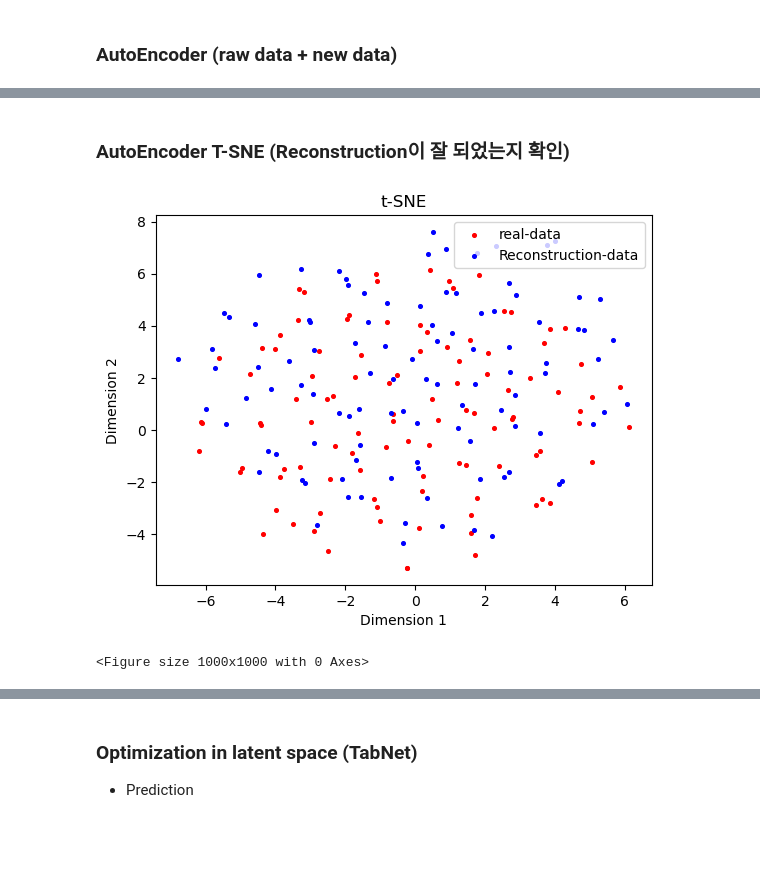
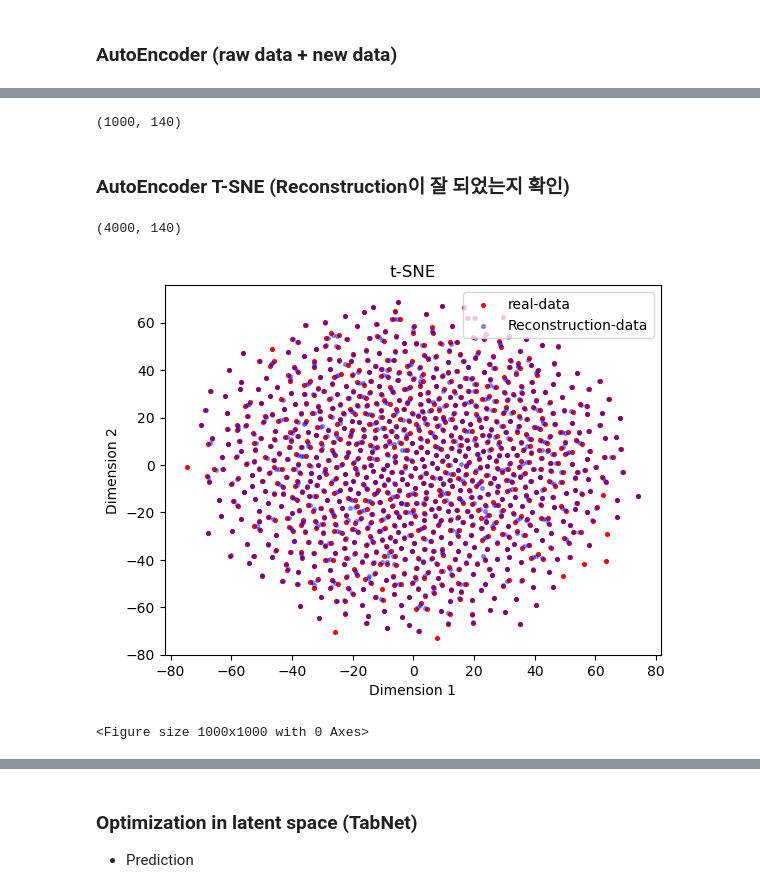
Before and after one commit to addb-swstarlab/DATATune, a Jupyter notebook: TADA.ipynb, the cells around one changed output, grey strips where cells are left out. Drawn from its saved outputs; the diff is of its cells as text; code cells hidden in the pictures; blank space fills up the shorter version.

Commit message:
modify models

```diff
--- a/TADA.ipynb
+++ b/TADA.ipynb
@@ -565,3 +435,29 @@ testloader = torch.utils.data.DataLoader(dataset_te, batch_size=128, shuffle=Tru
+# %%
+
+from sklearn.preprocessing import MinMaxScaler,StandardScaler
+from sklearn.model_selection import train_test_split
+import torch
+from torch.utils.data import  TensorDataset, DataLoader
+
+scaler_conf = MinMaxScaler()
+scaler_tps = MinMaxScaler()
+scaler_lat = MinMaxScaler()
+
+scaled_samples = scaler_conf.fit_transform(new_Samples)
+# tps , latency 따로 scaling
+scaled_new_metrics_re_tps = scaler_tps.fit_transform(new_metrics_re['tps'].values.reshape(-1, 1))
+scaled_new_metrics_re_lat = scaler_lat.fit_transform(new_metrics_re['latency'].values.reshape(-1, 1))
+
+scaled_new_Samples = np.concatenate([scaled_samples,scaled_new_metrics_re_tps,scaled_new_metrics_re_lat], axis = 1)
+
+# tps , Latency 따로 sclaling하고 합친거
+X_train, X_test = train_test_split(scaled_new_Samples, test_size=0.2, shuffle=True)
+
+dataset_tr = TensorDataset(torch.tensor(X_train))
+dataset_te = TensorDataset(torch.tensor(X_test))
+
+trainloader = torch.utils.data.DataLoader(dataset_tr, batch_size=256, shuffle=True)
+testloader = torch.utils.data.DataLoader(dataset_te, batch_size=256, shuffle=True)
 # %%
 ### 원본
 
@@ -603,14 +550,14 @@ model = Autoencoder().to(device)
 
 
 critertion = nn.MSELoss()
-optimizer = optim.Adam(model.parameters(), lr=0.001)
+optimizer = optim.AdamW(model.parameters(), lr=0.001)
 #lr=1e-4
 # device = torch.device('cuda:0' if torch.cuda.is_available() else 'cpu')
 trainloss = []
 validationloss = []
 epoch_list = []
 
-for epoch in range(10000):
+for epoch in range(20000):
   running_loss = 0
   model.train()
 
@@ -666,5 +617,20 @@ for epoch in range(10000):
+# %%
+X_test.shape
+# %% [output]
+(1000, 140)
 # %% [markdown]
 ### AutoEncoder T-SNE (Reconstruction이 잘 되었는지 확인)
+# %%
+label_total = torch.tensor(X_test)
+recon_total = model(torch.tensor(X_test).to("cuda").float())
+
+label_total_np = label_total.detach().cpu().numpy()
+recon_total_np = recon_total.detach().cpu().numpy()
+
+all_concat = np.concatenate([label_total_np,recon_total_np] )
+all_concat.shape
+# %% [output]
+(4000, 140)
 # %%
 from sklearn.manifold import TSNE
 from sklearn.datasets import load_digits
@@ -679,7 +645,7 @@ input_array = scaler.fit_transform(inputs_np)
 
 tsne_model = TSNE(n_components=n_components)
 
-r = tsne_model.fit_transform(input_array)
+r = tsne_model.fit_transform(all_concat)
 
 # print(tsne_model.fit_transform(input_array))
 # %%
@@ -703,18 +669,18 @@ r2 = tsne_model.fit_transform(output_array)
 # %%
 import matplotlib.pyplot as plt
 
 # t-SNE 결과 시각화
-plt.scatter(r[:, 0], r[:, 1], s=7, color='red',  label='real-data')
-plt.scatter(r2[:, 0], r2[:, 1], s=7, color='blue', label='Reconstruction-data')
+plt.scatter(r[:1000, 0], r[:1000, 1], s=7, color='red',  label='real-data')
+plt.scatter(r[1000:, 0], r[1000:, 1], s=7,  alpha=0.4, color='blue', label='Reconstruction-data')
 
 plt.title('t-SNE')
 plt.xlabel('Dimension 1')
 plt.ylabel('Dimension 2')
 
 
 plt.legend(loc='upper right')
 plt.figure(figsize=(10,10))
 plt.show()
 # %% [output]
-[figure, old version]
+[figure, new version]
 <Figure size 1000x1000 with 0 Axes>
```
Also changed, not shown: parts of 48 cells of this notebook.
